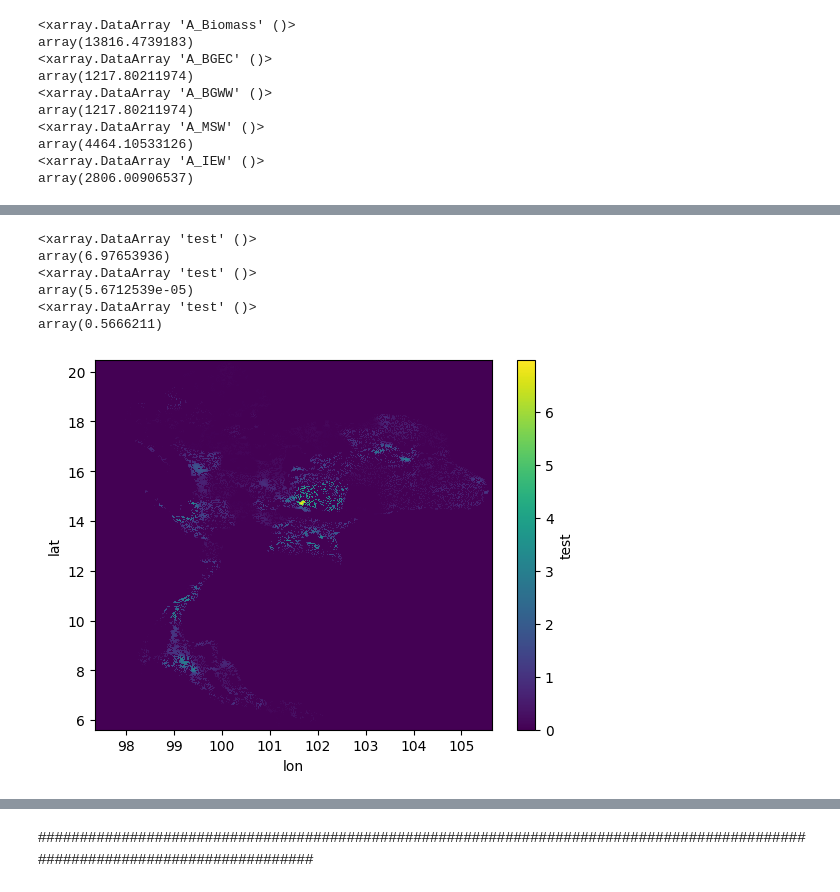
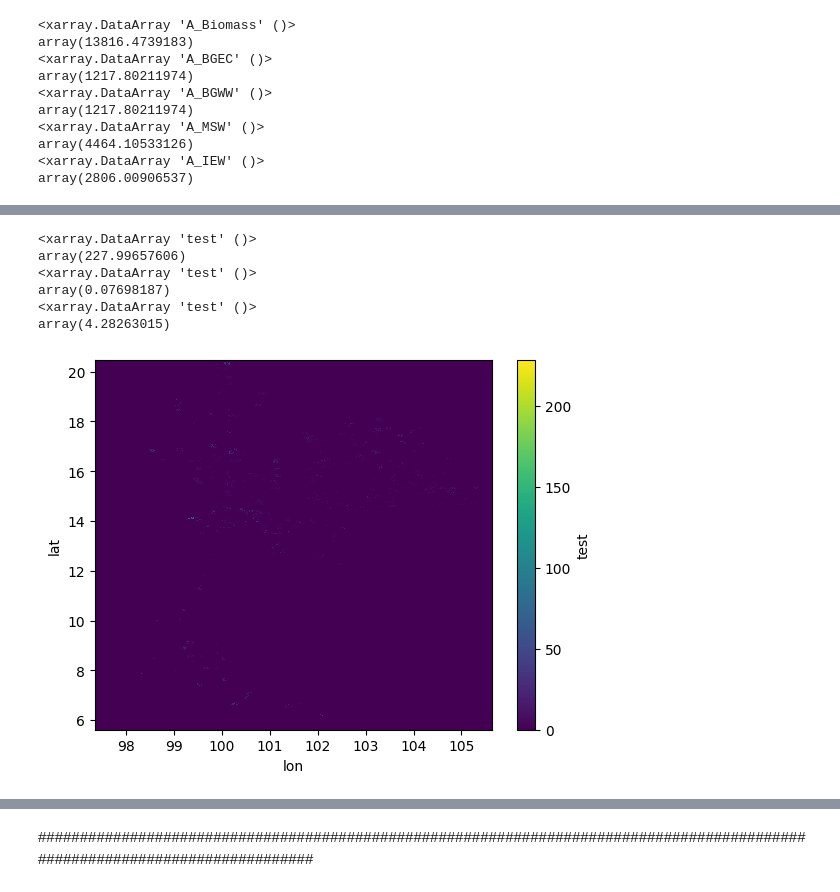
Before and after one commit to NarasetS/REPowerPlant_Siting, a Jupyter notebook: 10_SI_Farmarea.ipynb, the cells around one changed output, grey strips where cells are left out. Saved outputs shown, nothing was run; the diff lists cells and outputs as text; code cells hidden in the pictures.

```diff
--- a/10_SI_Farmarea.ipynb
+++ b/10_SI_Farmarea.ipynb
@@ -1064,16 +1064,16 @@ array(1217.80211974)
 # %%
-xr_final_SI['test'] = xr_final_SI['A_BGEC'].rolling(lon = rolgridsuitablearea_bgec, lat = rolgridsuitablearea_bgec, min_periods=1,center=True).sum()
-xr_final_SI['test'] = xr.where( ((xr_final_SI['SI_BGEC'] == 0) ),0,xr_final_SI['test'])
+xr_final_SI['test'] = xr_final_SI['A_MSW'].rolling(lon = rolgridsuitablearea_bgec, lat = rolgridsuitablearea_bgec, min_periods=1,center=True).sum()
+xr_final_SI['test'] = xr.where( ((xr_final_SI['SI_MSW'] == 0) ),0,xr_final_SI['test'])
 xr_final_SI['test'].plot()
 print(xr_final_SI['test'].where(xr_final_SI['test']>0).max())
 print(xr_final_SI['test'].where(xr_final_SI['test']>0).min())
 print(xr_final_SI['test'].where(xr_final_SI['test']>0).mean())
 # %% [output]
 <xarray.DataArray 'test' ()>
-array(6.97653936)
+array(227.99657606)
 <xarray.DataArray 'test' ()>
-array(5.6712539e-05)
+array(0.07698187)
 <xarray.DataArray 'test' ()>
-array(0.5666211)
+array(4.28263015)
-[figure, old version]
+[figure, new version]
 # %%
```
Also changed, not shown: parts of 3 cells of this notebook, 2 other files.
